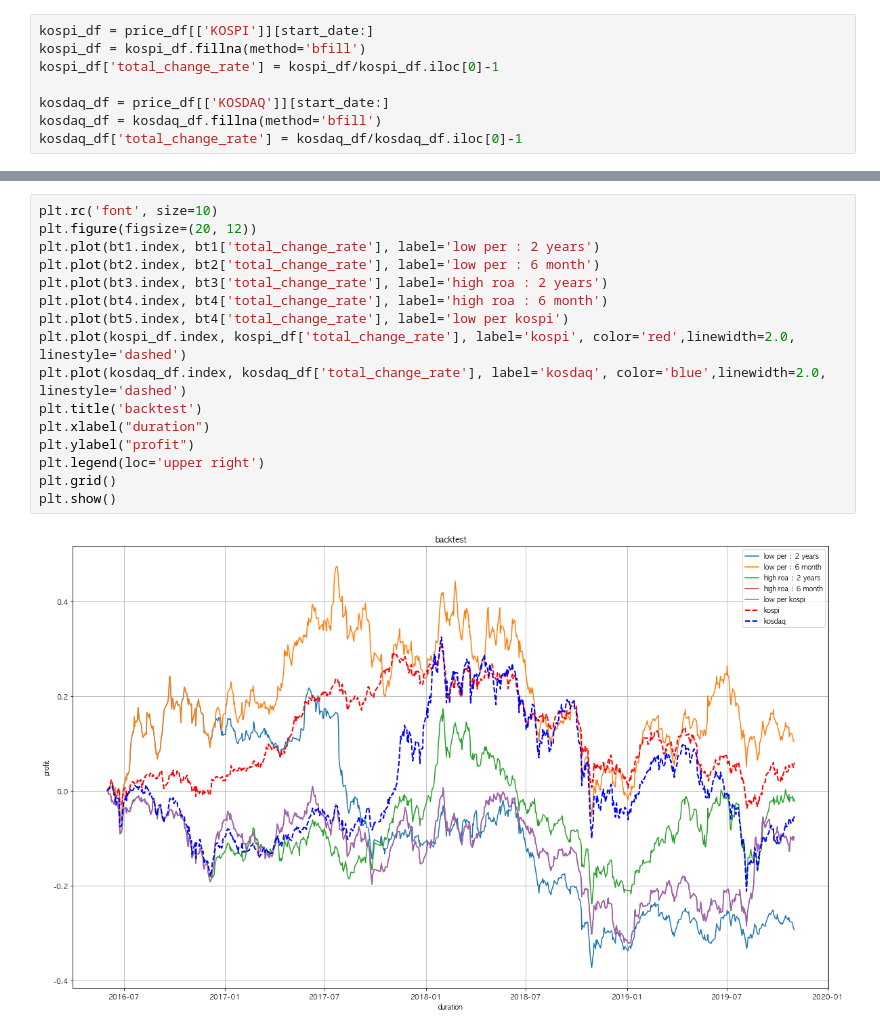
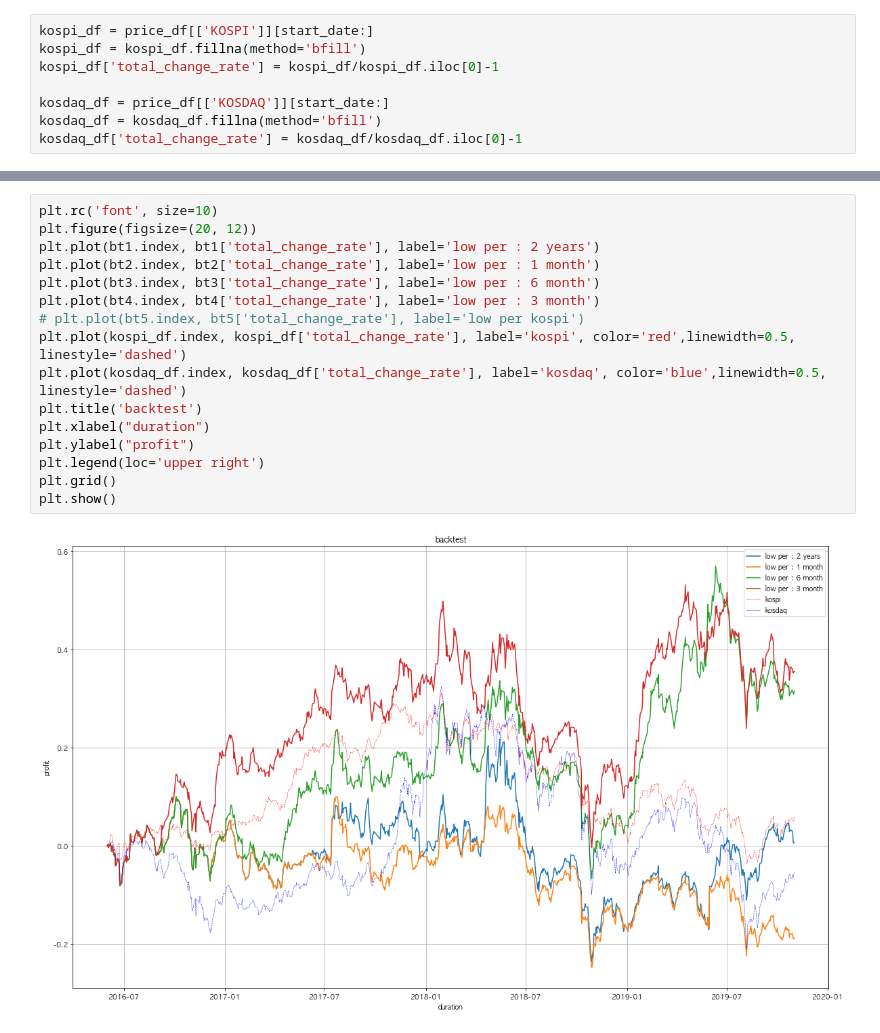
Before and after one commit to neosuperprogrammer/Quant, a Jupyter notebook: neo_strategy_test8.ipynb, the cells around one changed output, grey strips where cells are left out. Cells and saved outputs as stored; diff of their text form.

```diff
--- a/neo_strategy_test8.ipynb
+++ b/neo_strategy_test8.ipynb
@@ -1692,18 +1737,18 @@ kosdaq_df['total_change_rate'] = kosdaq_df/kosdaq_df.iloc[0]-1
 # %%
 plt.rc('font', size=10)
 plt.figure(figsize=(20, 12))
 plt.plot(bt1.index, bt1['total_change_rate'], label='low per : 2 years')
-plt.plot(bt2.index, bt2['total_change_rate'], label='low per : 6 month')
-plt.plot(bt3.index, bt3['total_change_rate'], label='high roa : 2 years')
-plt.plot(bt4.index, bt4['total_change_rate'], label='high roa : 6 month')
-plt.plot(bt5.index, bt4['total_change_rate'], label='low per kospi')
-plt.plot(kospi_df.index, kospi_df['total_change_rate'], label='kospi', color='red',linewidth=2.0, linestyle='dashed')
-plt.plot(kosdaq_df.index, kosdaq_df['total_change_rate'], label='kosdaq', color='blue',linewidth=2.0, linestyle='dashed')
+plt.plot(bt2.index, bt2['total_change_rate'], label='low per : 1 month')
+plt.plot(bt3.index, bt3['total_change_rate'], label='low per : 6 month')
+plt.plot(bt4.index, bt4['total_change_rate'], label='low per : 3 month')
+# plt.plot(bt5.index, bt5['total_change_rate'], label='low per kospi')
+plt.plot(kospi_df.index, kospi_df['total_change_rate'], label='kospi', color='red',linewidth=0.5, linestyle='dashed')
+plt.plot(kosdaq_df.index, kosdaq_df['total_change_rate'], label='kosdaq', color='blue',linewidth=0.5, linestyle='dashed')
 plt.title('backtest')
 plt.xlabel("duration")
 plt.ylabel("profit")
 plt.legend(loc='upper right')
 plt.grid()
 plt.show()
 # %% [output]
-[figure, old version]
+[figure, new version]
```
Also changed, not shown: parts of 7 cells of this notebook, 4 other files.
